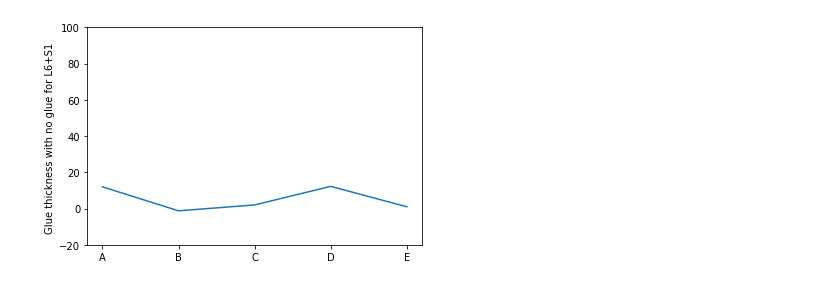
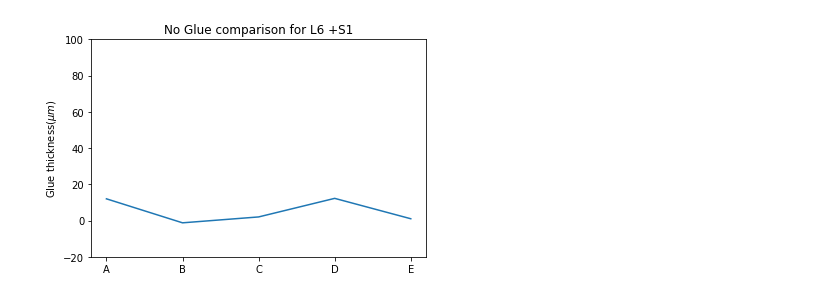
Before and after one commit to mariajose2398/CMS-MTD-BTL-SensorModule-Analysis, a Jupyter notebook: nogluecomparison.ipynb, the cells around one changed output. Cells and saved outputs as stored; diff of their text form; code cells hidden in the pictures.

```diff
--- a/nogluecomparison.ipynb
+++ b/nogluecomparison.ipynb
@@ -4,22 +4,24 @@ import matplotlib.pyplot as plt
 # %%
 #L6+S1
 L6S1=np.array([[59.162,59.151,59.146,59.138,59.095],
              [59.142,59.150,59.143,59.147,59.098]])
 L6 =np.array([[56.838,56.849,56.829,56.816,56.782],
               [56.831,56.842,56.842,56.824,56.783],
               [56.830,56.835,56.832,56.825,56.795],
               [56.831,56.849,56.835,56.828,56.788]])
 S1=np.array([[2.310,2.310,2.309,2.308,2.308],
              [2.305,2.306,2.307,2.306,2.309]])
 
 X=np.array(["A", "B", "C", "D", "E"])
 Y=np.mean(L6S1, axis =0) - np.mean(L6, axis=0)- np.mean(S1, axis=0)
 plt.plot(X, Y*1000, )
 plt.ylim(-20, 100)
-plt.ylabel("Glue thickness with no glue for L6+S1 ")
+plt.title("No Glue comparison for L6 +S1")
+plt.ylabel(r"Glue thickness($\mu m$)")
+
 plt.savefig("l6s1noglue.png")
 # %% [output]
-[figure, old version]
+[figure, new version]
 # %%
 #L4+S5
 L4S5=np.array([[59.130,59.168,59.164,59.147,59.093],
```
Also changed, not shown: parts of 2 cells of this notebook, 9 other files.
